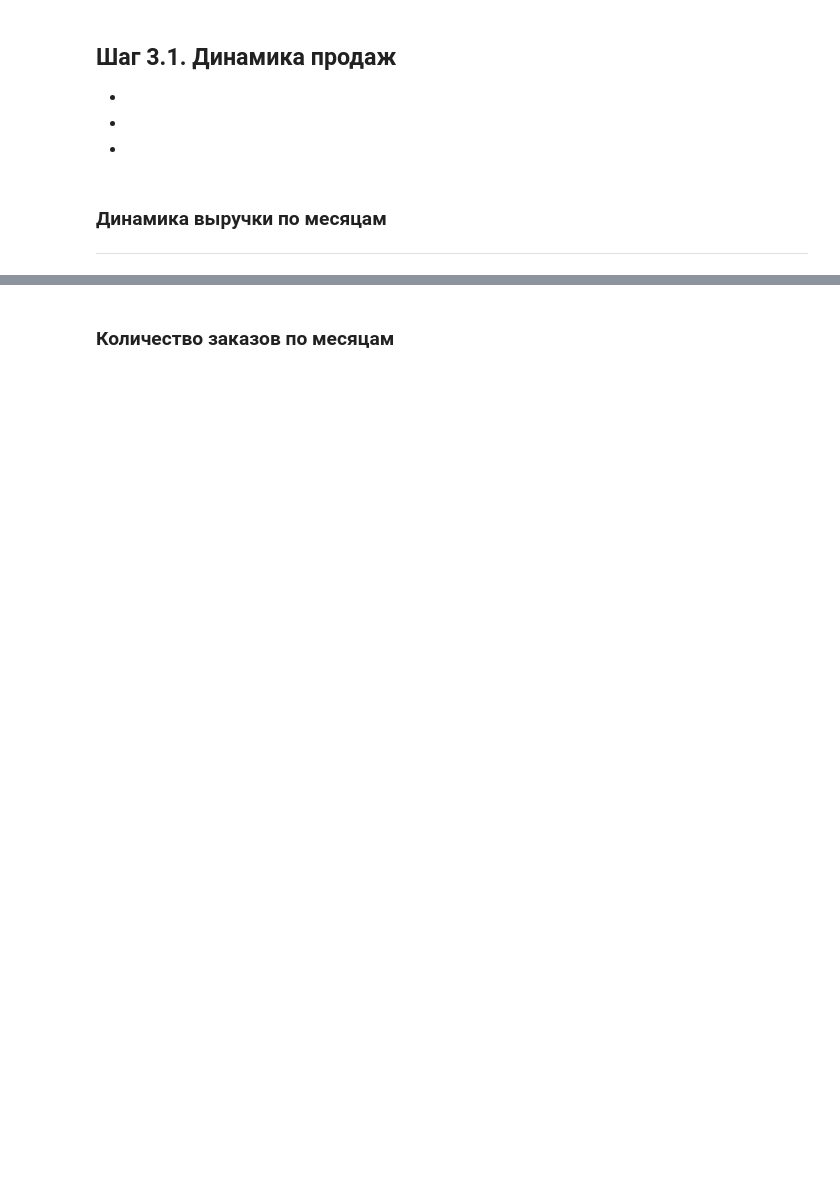
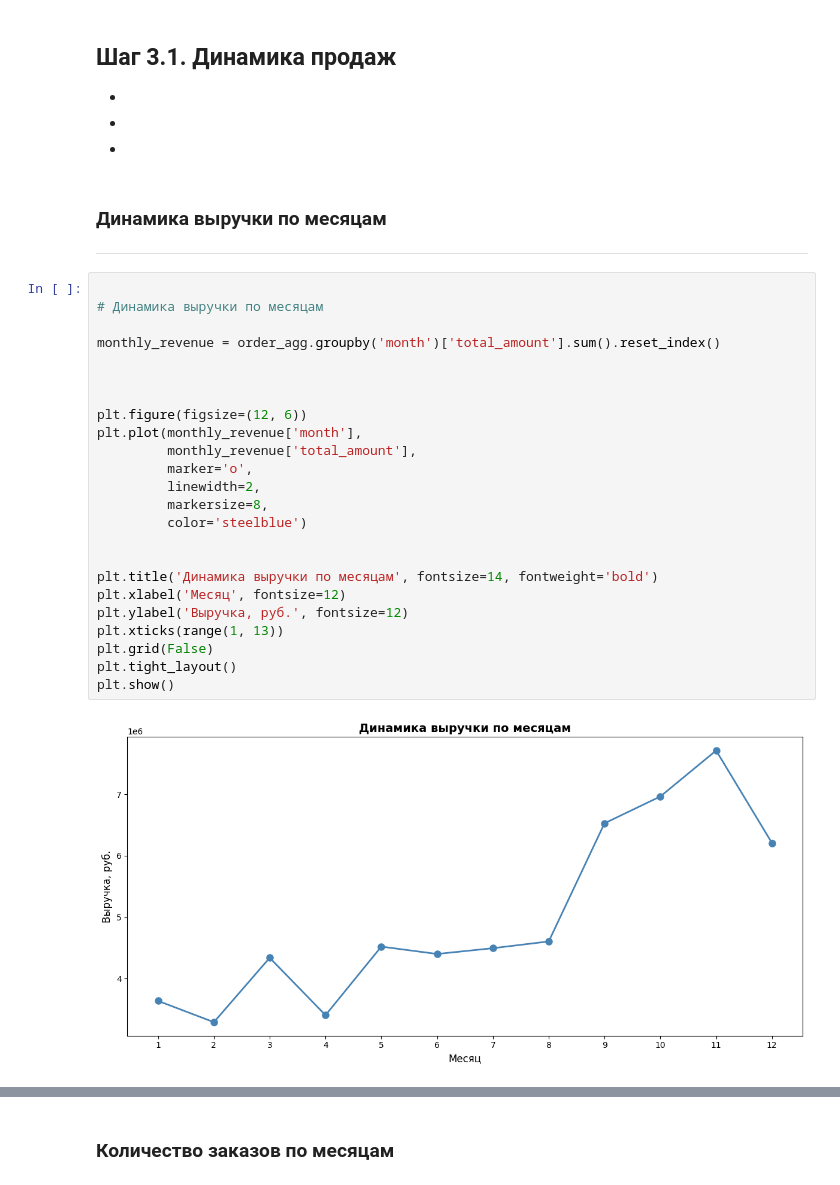
Before and after one commit to dazzens/dazzens, a Jupyter notebook: EDA_проект.ipynb, the cells around one changed output, grey strips where cells are left out. Saved outputs shown, nothing was run; the diff lists cells and outputs as text; blank space fills up the shorter version.

```diff
--- a/EDA_проект.ipynb
+++ b/EDA_проект.ipynb
@@ -1812,3 +1918,29 @@ print("=" * 60)
 
 
 ---
+# %%
+
+# Динамика выручки по месяцам
+
+monthly_revenue = order_agg.groupby('month')['total_amount'].sum().reset_index()
+
+
+
+plt.figure(figsize=(12, 6))
+plt.plot(monthly_revenue['month'],
+         monthly_revenue['total_amount'],
+         marker='o',
+         linewidth=2,
+         markersize=8,
+         color='steelblue')
+
+
+plt.title('Динамика выручки по месяцам', fontsize=14, fontweight='bold')
+plt.xlabel('Месяц', fontsize=12)
+plt.ylabel('Выручка, руб.', fontsize=12)
+plt.xticks(range(1, 13))
+plt.grid(False)
+plt.tight_layout()
+plt.show()
+# %% [output]
+[figure, added]
```
Also changed, not shown: parts of 78 cells of this notebook.
